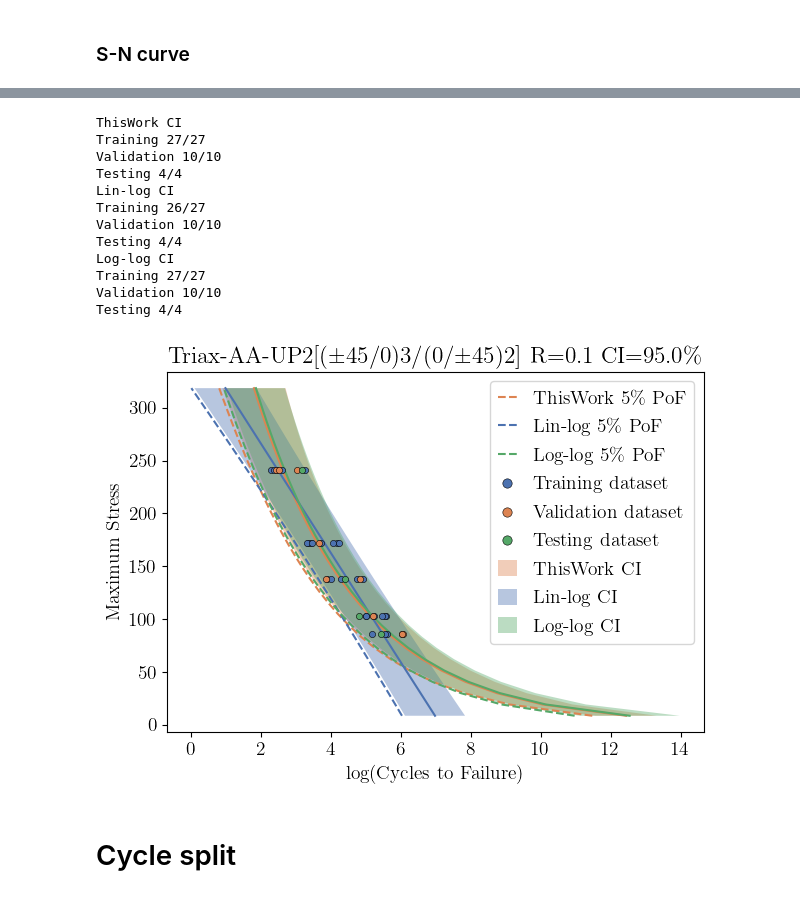
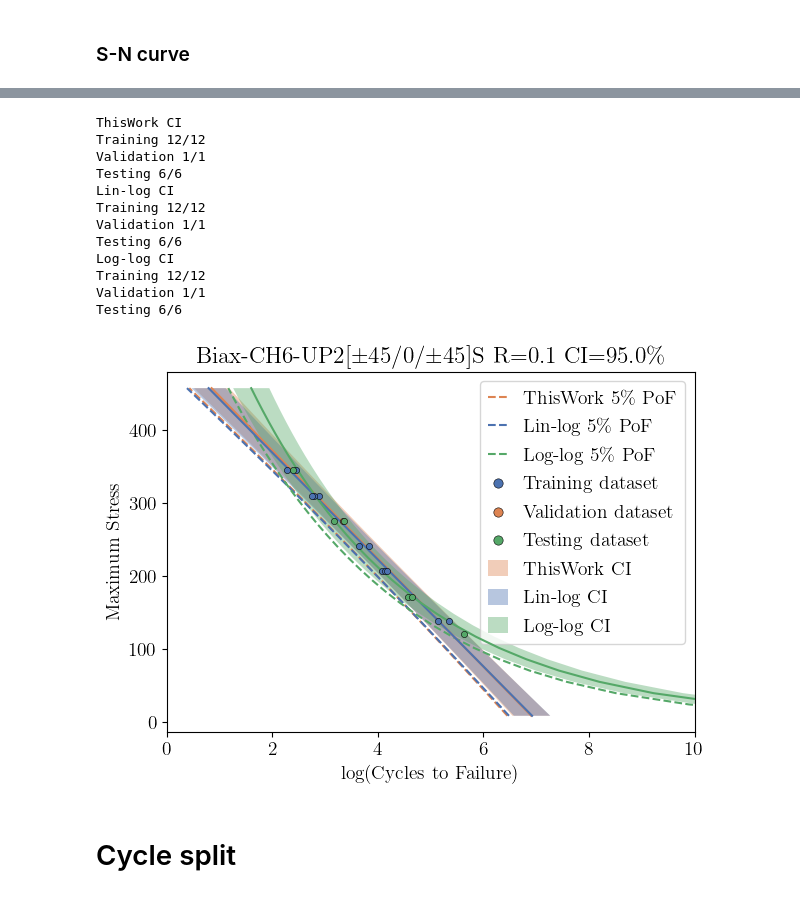
Before and after one commit to Luwen-Zhang/SNEnsemble, a Jupyter notebook: notebooks/main.ipynb, the cells around one changed output, grey strips where cells are left out. Cells and saved outputs as stored; diff of their text form; code cells hidden in the pictures.

```diff
--- a/notebooks/main.ipynb
+++ b/notebooks/main.ipynb
@@ -27,6 +27,7 @@ models = [
     ThisWork(trainer),
     ThisWork(trainer, manual_activate=["linlogSN"], program="ThisWorklinlog"),
     ThisWork(trainer, manual_activate=["loglogSN"], program="ThisWorkloglog"),
+    ThisWorkPretrain(trainer, manual_activate=["linlogSN"]),
 ]
 
 trainer.add_modelbases(models)
@@ -55,19 +73,19 @@ Trainer saved. To load the trainer, run trainer = load_trainer(path='output/SNL_
 # %%
-trainer.plot_S_N(m_code='Triax-AA-UP2[(±45/0)3/(0/±45)2]', s_col='Maximum Stress', n_col='log(Cycles to Failure)', r_col='Minimum/Maximum Stress', n_bootstrap=2, r_value=0.1, load_dir='tension', verbose=False, program="ThisWorkloglog")
+trainer.plot_S_N(m_code='Biax-CH6-UP2[±45/0/±45]S', s_col='Maximum Stress', n_col='log(Cycles to Failure)', r_col='Minimum/Maximum Stress', n_bootstrap=2, r_value=0.1, load_dir='tension', verbose=False, program="ThisWorkPretrain", refit=True)
 # %% [output]
 ThisWork CI
-Training 27/27
-Validation 10/10
-Testing 4/4
+Training 12/12
+Validation 1/1
+Testing 6/6
 Lin-log CI
-Training 26/27
-Validation 10/10
-Testing 4/4
+Training 12/12
+Validation 1/1
+Testing 6/6
 Log-log CI
-Training 27/27
-Validation 10/10
-Testing 4/4
+Training 12/12
+Validation 1/1
+Testing 6/6
-[figure, old version]
+[figure, new version]
 # %%
 trainer.plot_multiple_S_N(m_codes=['Triax-AA-UP2[(±45/0)3/(0/±45)2]','MD-DD5P-UP2[0/±45/0]S','MD-ELT5500-VE3[±45/0/±45/0/±45]','DB-BIAX-DH3-EP1(±45)6','DB-BIAX-DH3-EP1(+/-45)3S','UNI-D155-EP3[0]','UNI-D155B-UP2[0]5','Biax-CH6-UP2[±45/0/±45]S'], s_col='Maximum Stress', n_col='log(Cycles to Failure)', r_col='Minimum/Maximum Stress', n_bootstrap=10, r_value=0.1, load_dir='tension', verbose=False)
 trainer.plot_multiple_S_N(m_codes=['Triax-AA-UP2[(±45/0)3/(0/±45)2]','MD-DD5P-UP2[0/±45/0]S','MD-ELT5500-VE3[±45/0/±45/0/±45]','DB-BIAX-DH3-EP1(±45)6','DB-BIAX-DH3-EP1(+/-45)3S','UNI-D155-EP3[0]','UNI-D155B-UP2[0]5','Biax-CH6-UP2[±45/0/±45]S'], s_col='Maximum Stress', n_col='log(Cycles to Failure)', r_col='Minimum/Maximum Stress', n_bootstrap=10, r_value=0.1, load_dir='tension', verbose=False, program="ThisWorklinlog", model_name="ThisWork")
```
Also changed, not shown: parts of 58 cells of this notebook.
